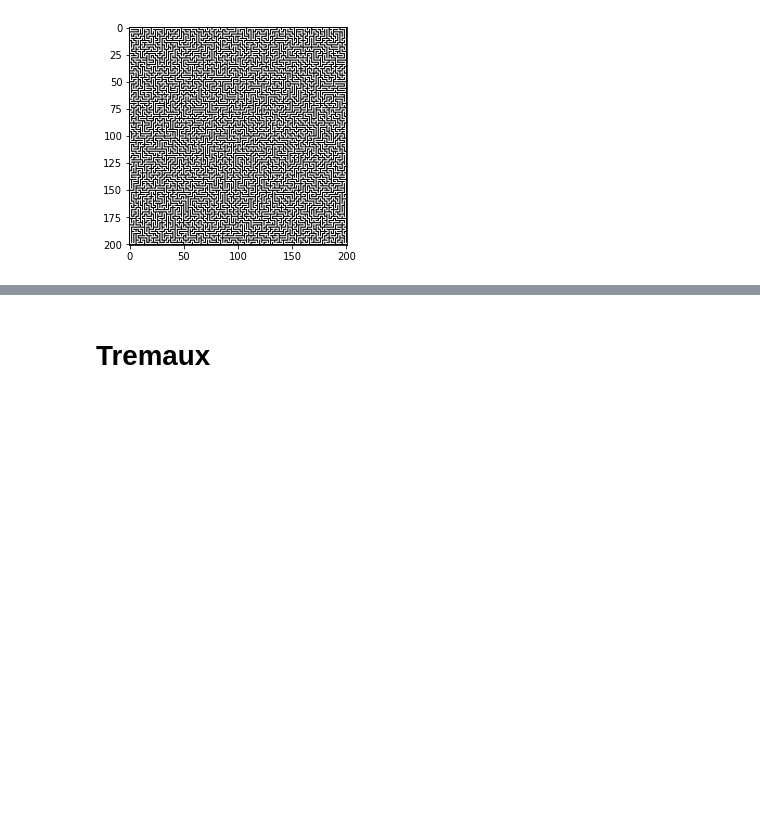
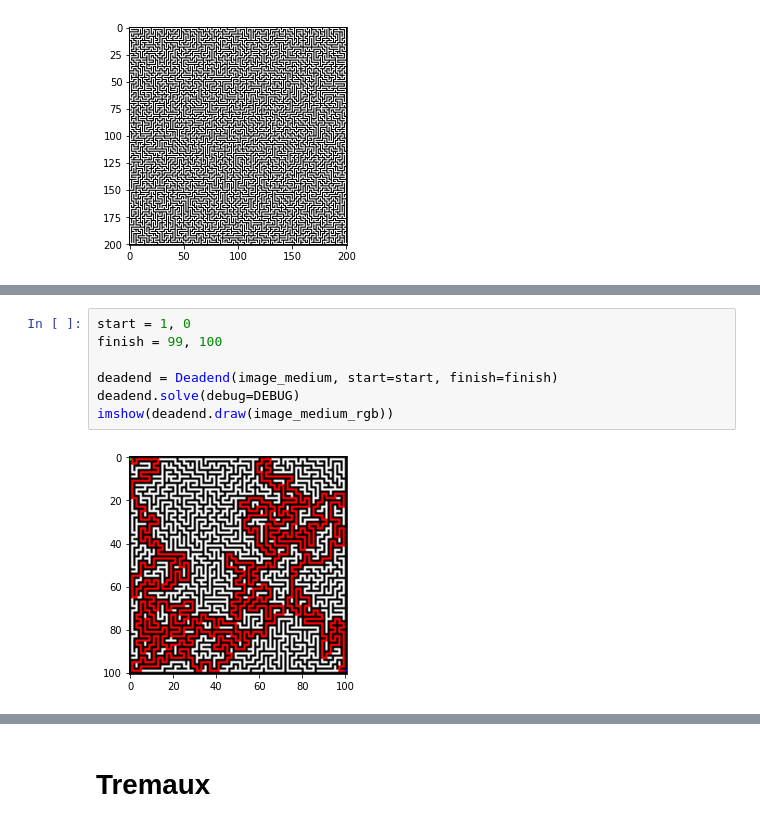
Before and after one commit to DmitryPodpryatov/maze-solver, a Jupyter notebook: Test.ipynb, the cells around one changed output, grey strips where cells are left out. Drawn from its saved outputs; the diff is of its cells as text; blank space fills up the shorter version.

Commit message:
Add Deadend algorithm

```diff
--- a/Test.ipynb
+++ b/Test.ipynb
@@ -40,0 +52,9 @@ imshow(image_large, cmap='gray')
+# %%
+start = 1, 0
+finish = 99, 100
+
+deadend = Deadend(image_medium, start=start, finish=finish)
+deadend.solve(debug=DEBUG)
+imshow(deadend.draw(image_medium_rgb))
+# %% [output]
+[figure, added]
```
Also changed, not shown: parts of 6 cells of this notebook, 3 other files.
